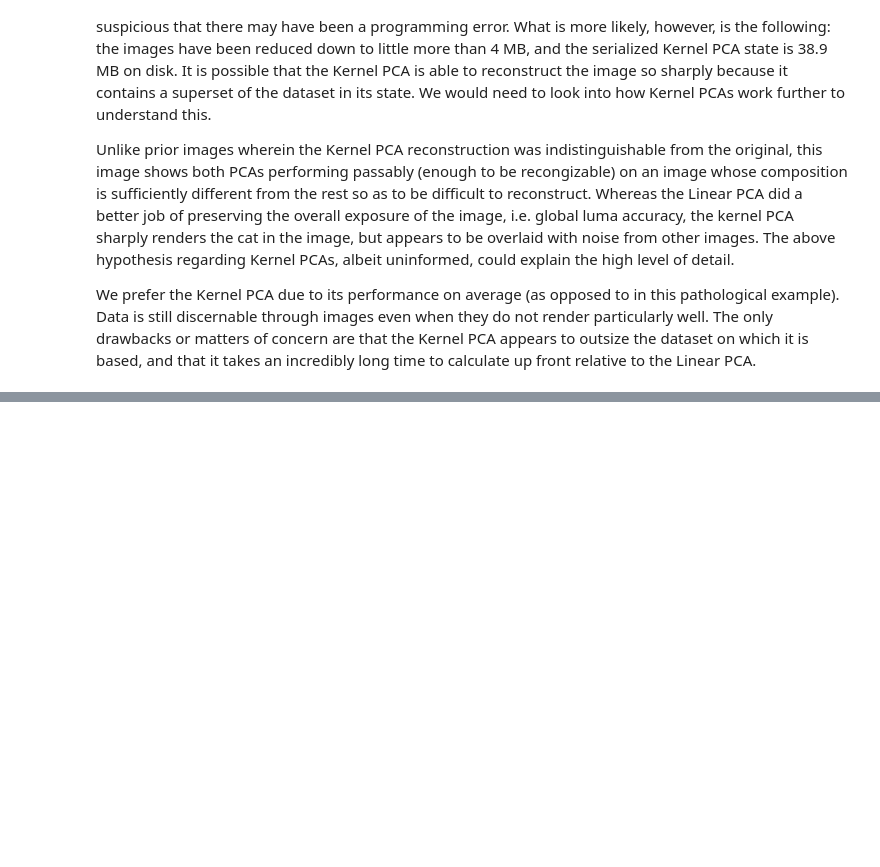
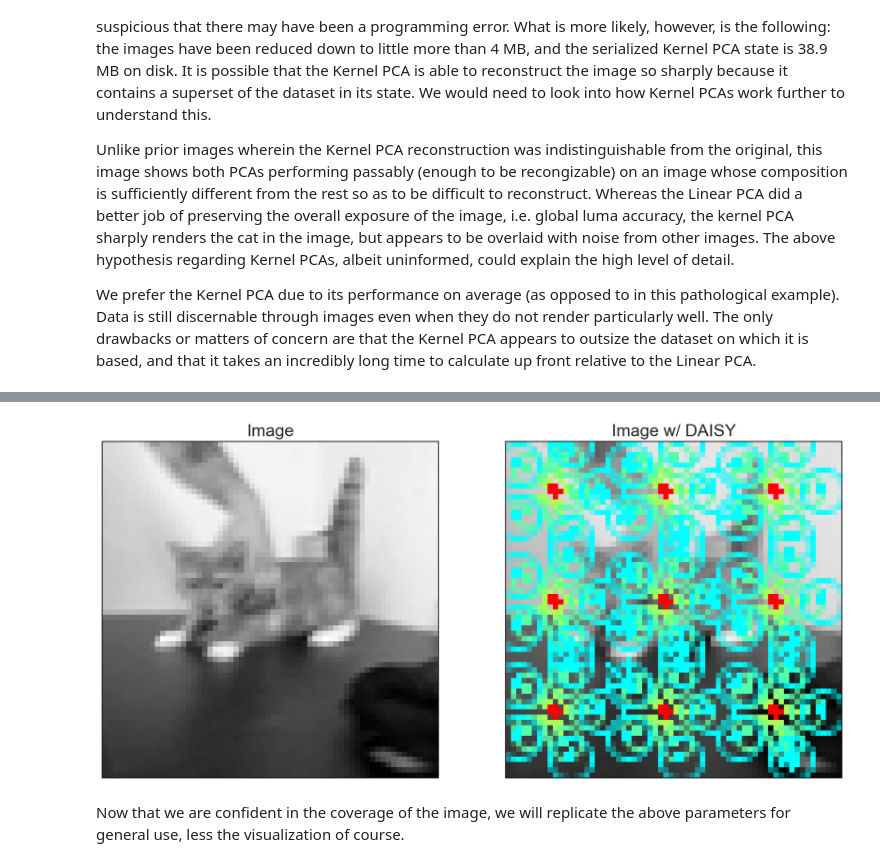
Before and after one commit to SMU-ML-2017/Project3, a Jupyter notebook: Project3 ML.ipynb, the cells around one changed output, grey strips where cells are left out. Drawn from its saved outputs; the diff is of its cells as text; code cells hidden in the pictures; blank space fills up the shorter version.

```diff
--- a/Project3 ML.ipynb
+++ b/Project3 ML.ipynb
@@ -345,6 +345,16 @@ Wall time: 31.6 s
 ### 3.3 Comparing the linear PCA and the kernel PCA
 In order to compare the the performance and serviceability of the linear PCA versus the kernel PCA, we will employ a common and intuitive visualization: reconstruction of source images through an inverse transformation.
 # %%
+def image_gallery(gallery):
+    for i, (title, image) in enumerate(gallery.items()):
+        ax = plt.subplot(1,len(gallery),i+1)
+        plt.imshow(image, cmap=plt.cm.gray)
+        plt.title(title)
+        plt.grid(False)
+        [spine.set_color('black') for _,spine in ax.spines.items()]
+        plt.xticks([]); plt.yticks([])
+    plt.show()
+
 # [CITE] "04. Dimension Reduction and Images Notebook" by Eric Larson
 def reconstruct_image(transformer,features):
     low_dimensional_representation = transformer.transform(features)
@@ -385,0 +392,23 @@ We prefer the Kernel PCA due to its performance on average (as opposed to in thi
+# %%
+daisy_args = {
+    'step':21,
+    'radius':9,
+    'rings':3,
+    'histograms':5,
+    'orientations':8,
+    'visualize':False
+}
+# %%
+test_daisy_args = daisy_args
+test_daisy_args['visualize'] = True
+img = images.iloc[0].image_data.reshape(image_size)
+features, daisy_img = daisy(img,**daisy_args)
+gallery = {
+    'Image': img,
+    'Image w/ DAISY': daisy_img
+}
+image_gallery(gallery)
+# %% [output]
+[figure, added]
+# %% [markdown]
+Now that we are confident in the coverage of the image, we will replicate the above parameters for general use, less the visualization of course.
```
Also changed, not shown: parts of 5 cells of this notebook.
